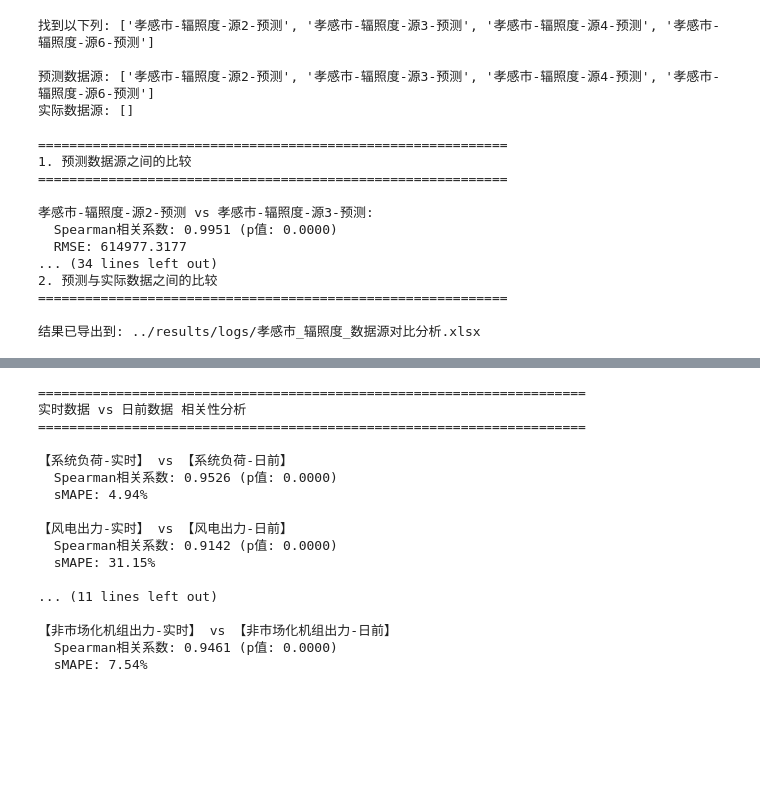
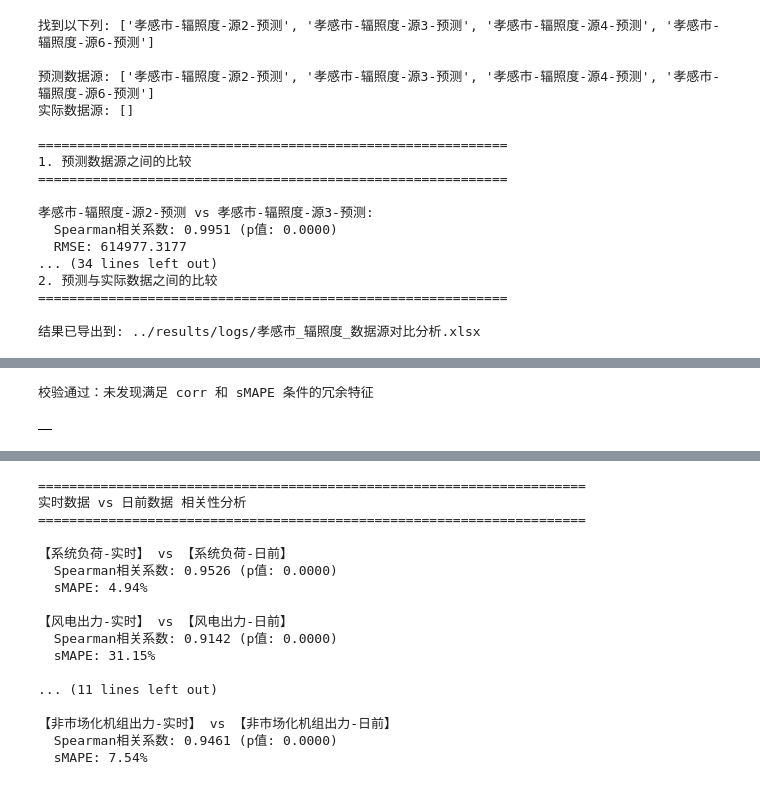
Before and after one commit to Tingxun/Electricity-Price-Forecast, a Jupyter notebook: Electricity Price Forecast/code/data_preprocessing.ipynb, the cells around one changed output, grey strips where cells are left out. Saved outputs shown, nothing was run; the diff lists cells and outputs as text; code cells hidden in the pictures; blank space fills up the shorter version.

```diff
--- a/Electricity Price Forecast/code/data_preprocessing.ipynb
+++ b/Electricity Price Forecast/code/data_preprocessing.ipynb
@@ -764,3 +1077,15 @@ print(f"简化后数据shape: {df_weather_simplified.shape}")
+# %%
+redundancy_check = check_remaining_redundancy(
+    df=df_weather_simplified,
+    corr_threshold=0.85,
+    smape_threshold=15,
+    scope='weather_type'
+)
+
+redundancy_check
+# %% [output]
+校验通过：未发现满足 corr 和 sMAPE 条件的冗余特征
+|  |
 # %%
 # 检查缺失值
 missing_data = df_weather_simplified.isnull().sum()
```
Also changed, not shown: parts of 8 cells of this notebook, 28 other files.
